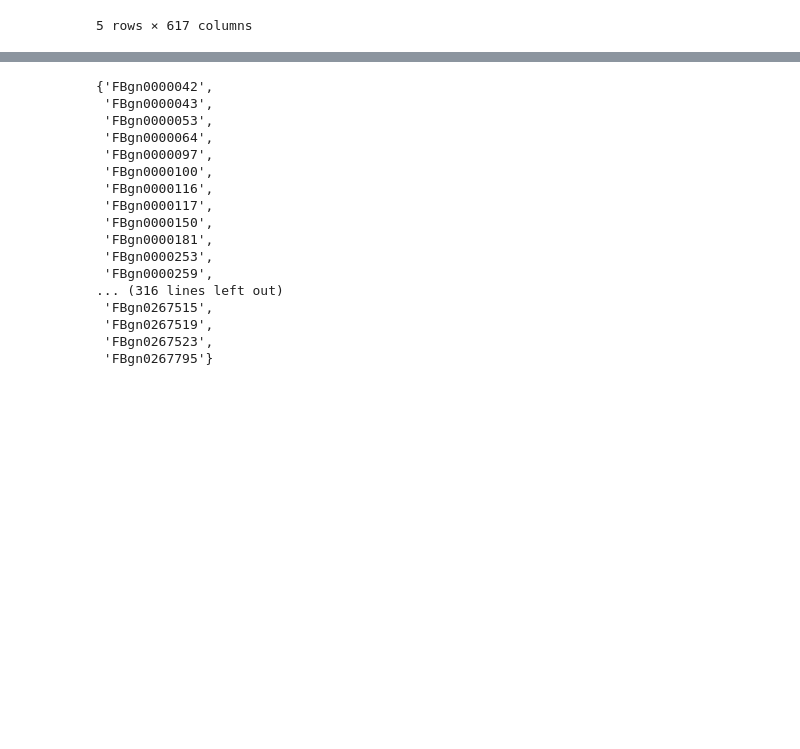
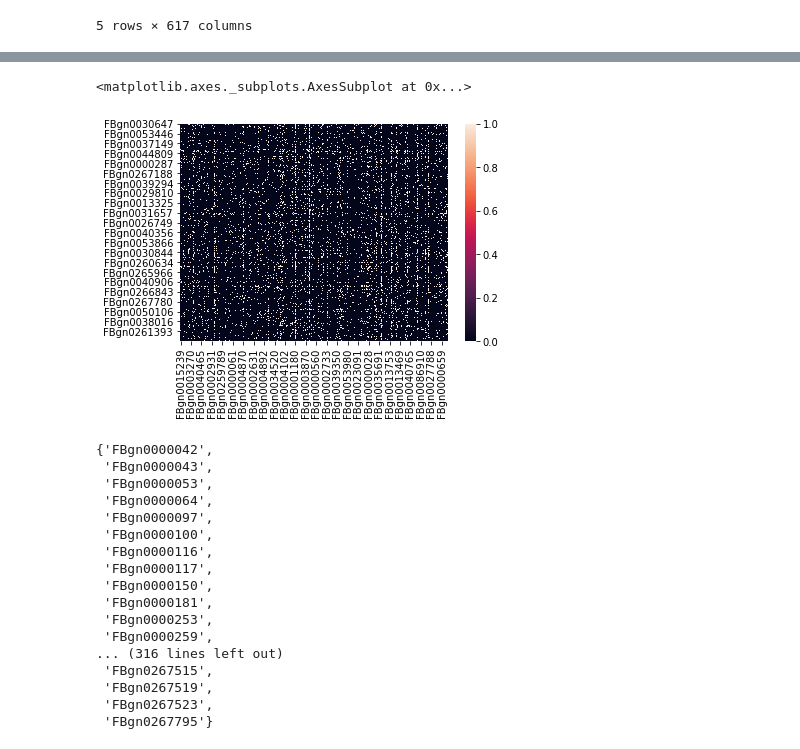
Before and after one commit to nickdeveaux/Drosophila_inferelator, a Jupyter notebook: Terminal_Filament_Exploration.ipynb, the cells around one changed output, grey strips where cells are left out. Cells and saved outputs as stored; diff of their text form; code cells hidden in the pictures; blank space fills up the shorter version.

```diff
--- a/Terminal_Filament_Exploration.ipynb
+++ b/Terminal_Filament_Exploration.ipynb
@@ -464,6 +468,11 @@ def calc_and_plot_precision_and_recall(k, net, filtered_gs):
     plt.xlabel('recall')
     plt.ylabel('precision')
     plt.show()
+# %%
+sns.heatmap(prior_gs)
+# %% [output]
+<matplotlib.axes._subplots.AxesSubplot at 0x...>
+[figure, added]
 # %%
 set(net['target']).intersection(prior_gs.index)
 # %% [output]
```
Also changed, not shown: parts of 39 cells of this notebook.
